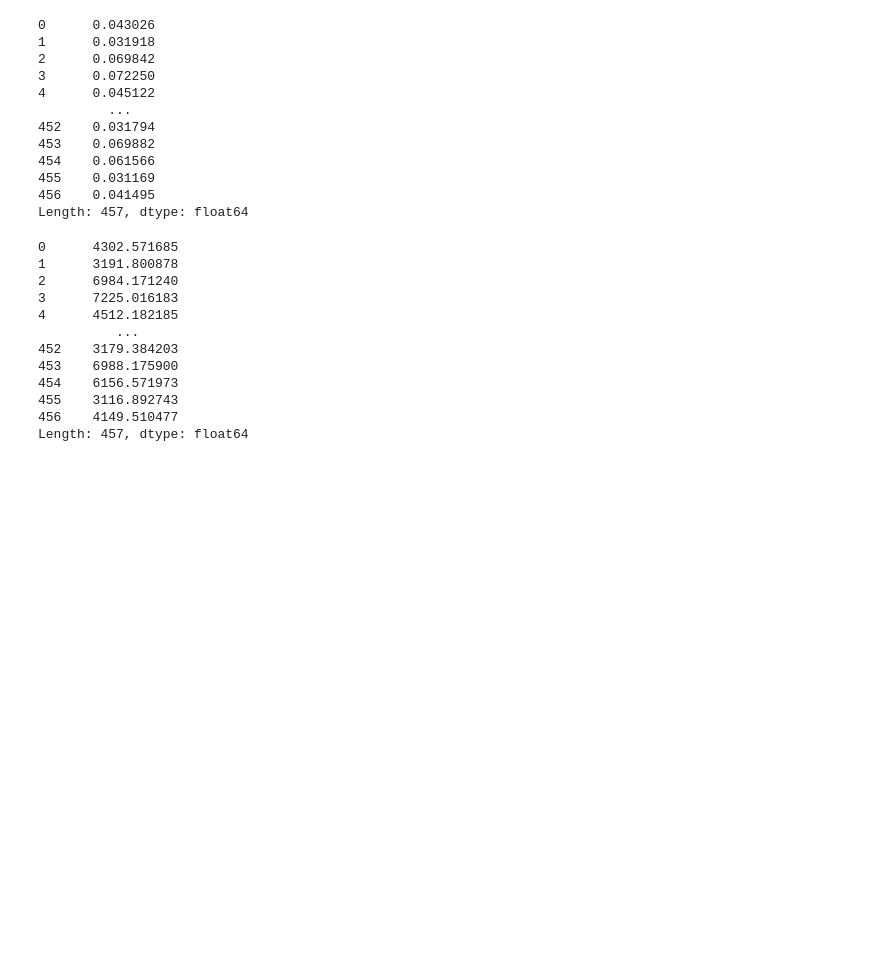
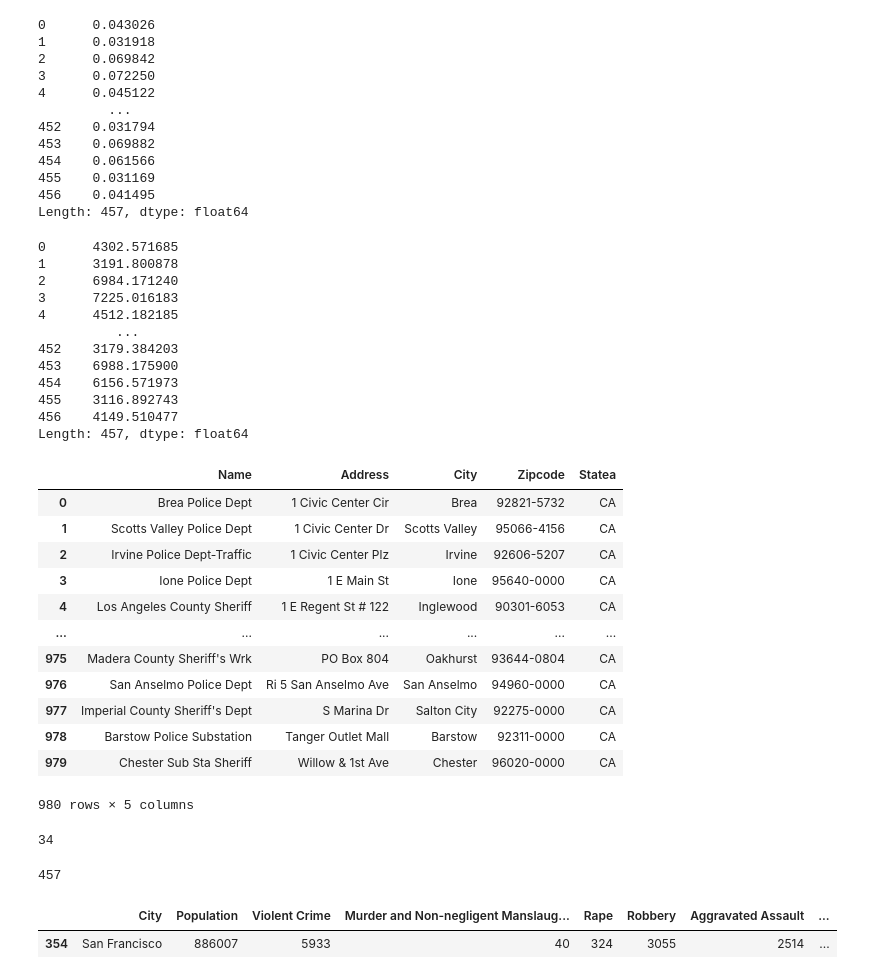
Before and after one commit to Isiah-Z-Montalvo/Citrusvania, a Jupyter notebook: SafetyScore.ipynb, the cells around one changed output. Saved outputs shown, nothing was run; the diff lists cells and outputs as text; code cells hidden in the pictures; blank space fills up the shorter version.

```diff
--- a/SafetyScore.ipynb
+++ b/SafetyScore.ipynb
@@ -112,3 +112,42 @@ print(crimeRate)
 455    3116.892743
 456    4149.510477
 Length: 457, dtype: float64
+# %%
+df2 = pd.read_csv("Report.csv")
+df2
+# %% [output]
+|  | Name | Address | City | Zipcode | Statea |
+| 0 | Brea Police Dept | 1 Civic Center Cir | Brea | 92821-5732 | CA |
+| 1 | Scotts Valley Police Dept | 1 Civic Center Dr | Scotts Valley | 95066-4156 | CA |
+| 2 | Irvine Police Dept-Traffic | 1 Civic Center Plz | Irvine | 92606-5207 | CA |
+| 3 | Ione Police Dept | 1 E Main St | Ione | 95640-0000 | CA |
+| 4 | Los Angeles County Sheriff | 1 E Regent St # 122 | Inglewood | 90301-6053 | CA |
+| ... | ... | ... | ... | ... | ... |
+| 975 | Madera County Sheriff's Wrk | PO Box 804 | Oakhurst | 93644-0804 | CA |
+| 976 | San Anselmo Police Dept | Ri 5 San Anselmo Ave | San Anselmo | 94960-0000 | CA |
+| 977 | Imperial County Sheriff's Dept | S Marina Dr | Salton City | 92275-0000 | CA |
+| 978 | Barstow Police Substation | Tanger Outlet Mall | Barstow | 92311-0000 | CA |
+| 979 | Chester Sub Sta Sheriff | Willow & 1st Ave | Chester | 96020-0000 | CA |
+980 rows × 5 columns
+# %%
+stationCounts = df2["City"].value_counts().to_dict()
+print(stationCounts["San Francisco"])
+# %% [output]
+34
+# %%
+sortedCounts = []
+weight = 1
+for city in df["City"]:
+    if city in stationCounts.keys():
+        sortedCounts.append(stationCounts[city] + weight)
+    else:
+        sortedCounts.append(weight)
+print(len(sortedCounts))
+# %% [output]
+457
+# %%
+df["Police Station Weight"] = sortedCounts
+df[df["City"] == "San Francisco"]
+# %% [output]
+|  | City | Population | Violent Crime | Murder and Non-negligent Manslaug... | Rape | Robbery | Aggravated Assault | ... |
+| 354 | San Francisco | 886007 | 5933 | 40 | 324 | 3055 | 2514 | ... |
```
Also changed, not shown: parts of 7 cells of this notebook, 1 other file.
